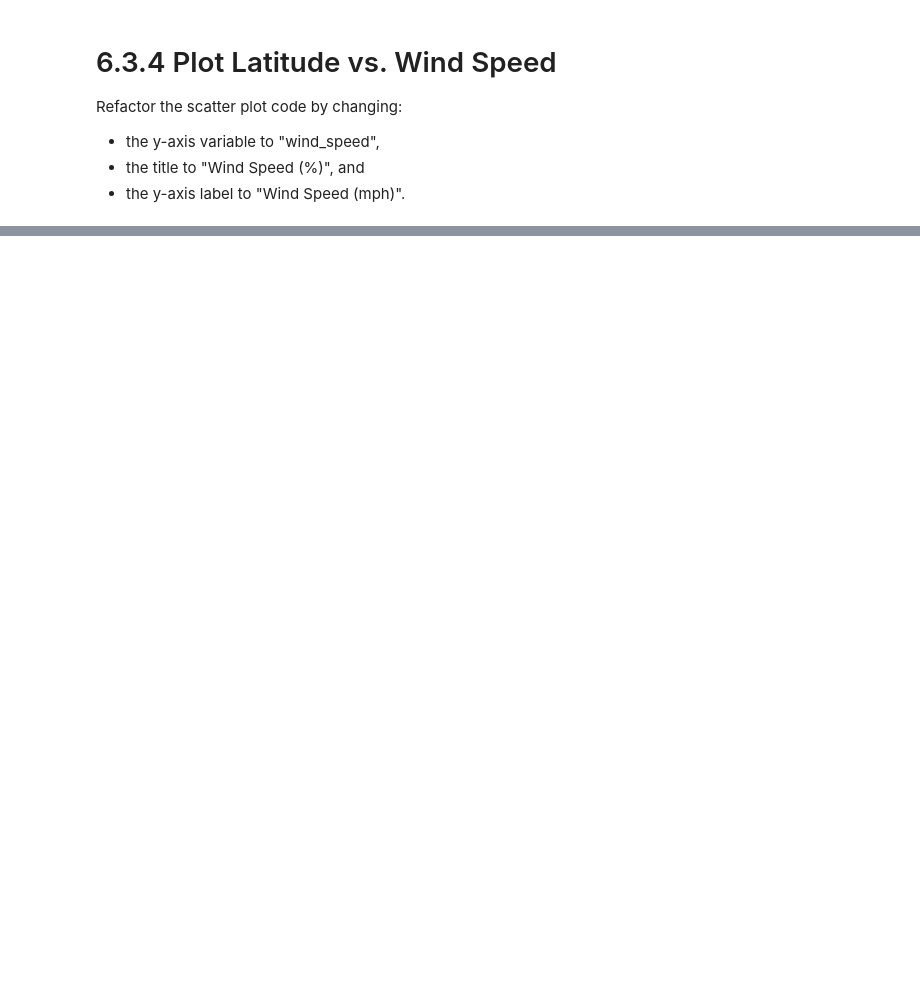
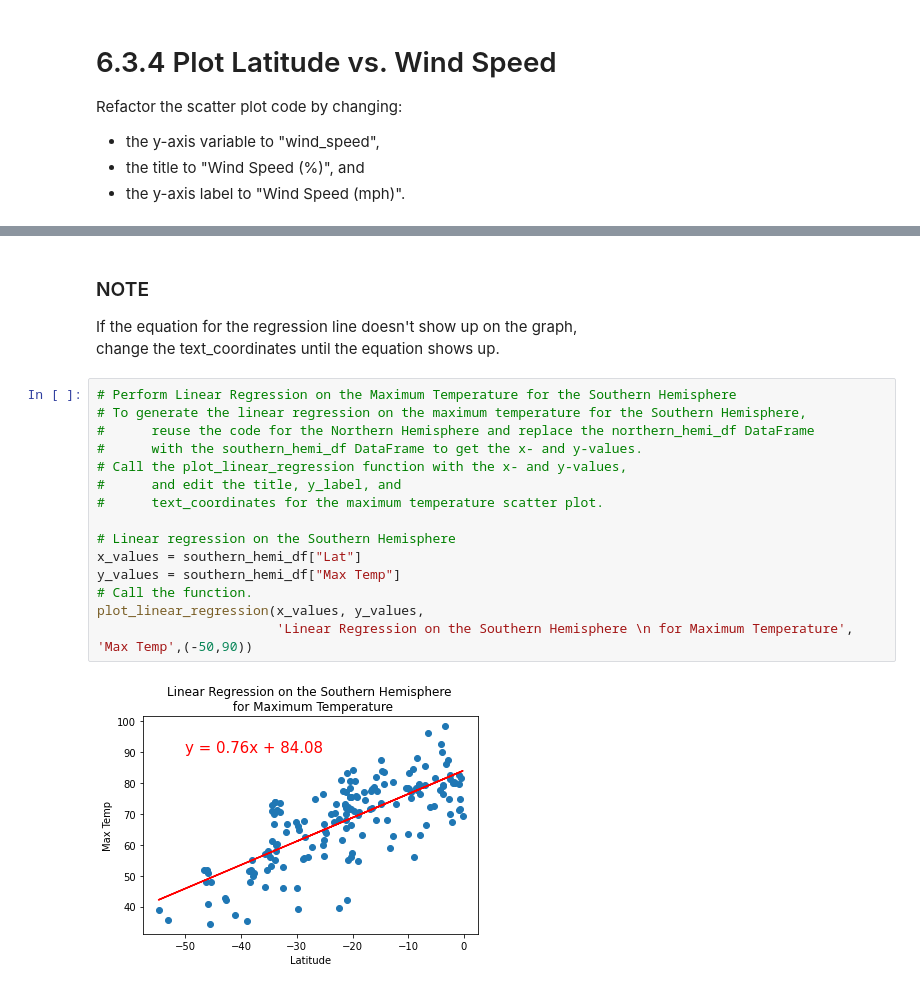
Before and after one commit to AveryCorniell/World_Weather_Analysis, a Jupyter notebook: WeatherPy.ipynb, the cells around one changed output, grey strips where cells are left out. Drawn from its saved outputs; the diff is of its cells as text; blank space fills up the shorter version.

```diff
--- a/WeatherPy.ipynb
+++ b/WeatherPy.ipynb
@@ -387,0 +594,21 @@ plt.show()
+# %% [markdown]
+### NOTE
+If the equation for the regression line doesn't show up on the graph,
+change the text_coordinates until the equation shows up.
+# %%
+# Perform Linear Regression on the Maximum Temperature for the Southern Hemisphere
+# To generate the linear regression on the maximum temperature for the Southern Hemisphere,
+#      reuse the code for the Northern Hemisphere and replace the northern_hemi_df DataFrame
+#      with the southern_hemi_df DataFrame to get the x- and y-values.
+# Call the plot_linear_regression function with the x- and y-values,
+#      and edit the title, y_label, and
+#      text_coordinates for the maximum temperature scatter plot.
+
+# Linear regression on the Southern Hemisphere
+x_values = southern_hemi_df["Lat"]
+y_values = southern_hemi_df["Max Temp"]
+# Call the function.
+plot_linear_regression(x_values, y_values,
+                       'Linear Regression on the Southern Hemisphere \n for Maximum Temperature', 'Max Temp',(-50,90))
+# %% [output]
+[figure, added]
```
Also changed, not shown: parts of 45 cells of this notebook.
